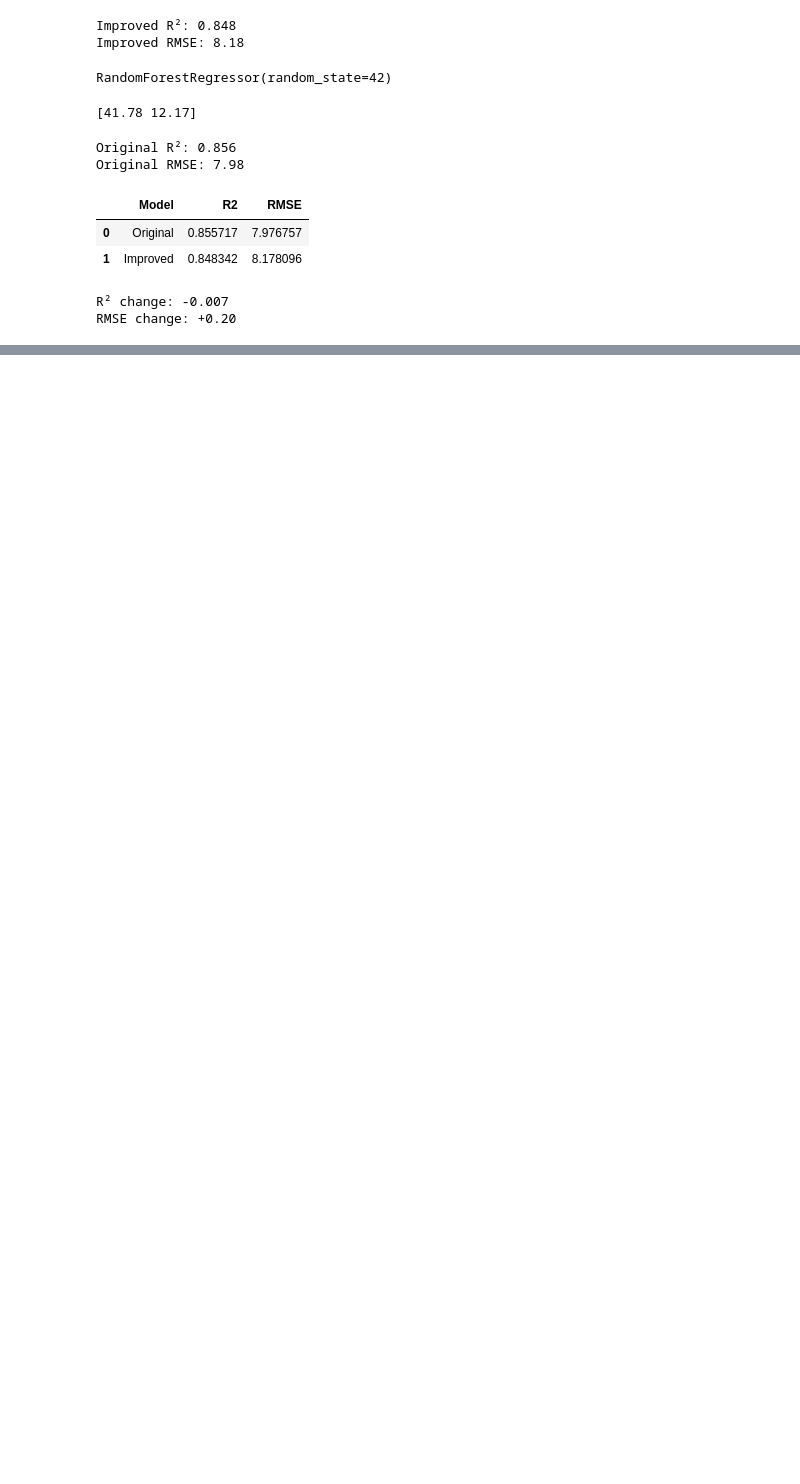
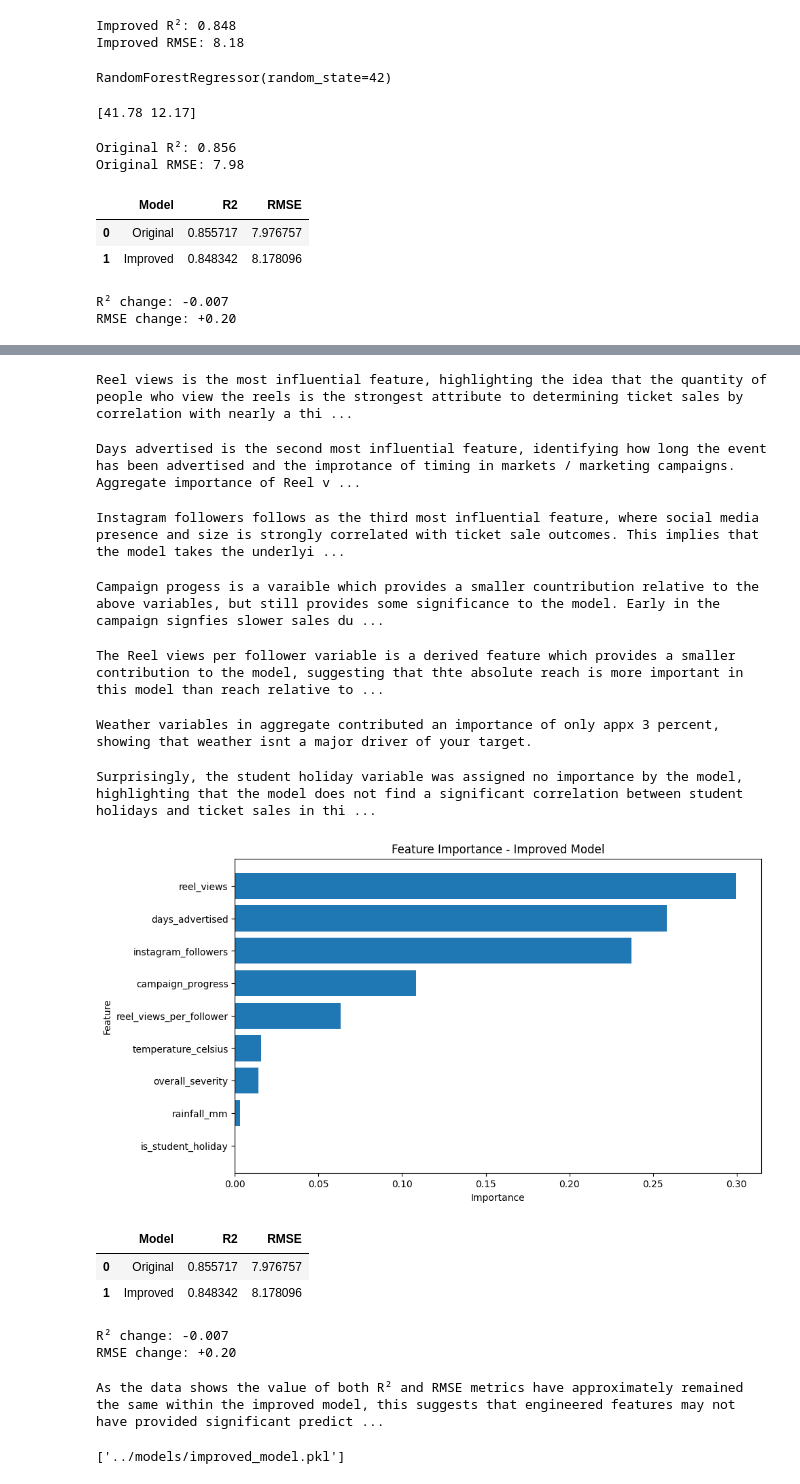
Before and after one commit to alexjones602/ticket-sales-analysis, a Jupyter notebook: notebooks/14_model_comparisons.ipynb, the cells around one changed output, grey strips where cells are left out. Cells and saved outputs as stored; diff of their text form; code cells hidden in the pictures; blank space fills up the shorter version.

Commit message:
Further polish of project

```diff
--- a/notebooks/14_model_comparisons.ipynb
+++ b/notebooks/14_model_comparisons.ipynb
@@ -107,0 +117,4 @@ RMSE change: +0.20
+# %%
+feature_importance = pd.DataFrame({"feature": improved_features, "importance": improved_model.feature_importances_})
+# %%
+feature_importance = feature_importance.sort_values(by="importance", ascending=False)
@@ -107,0 +136,70 @@ RMSE change: +0.20
+# %%
+print("Reel views is the most influential feature, highlighting the idea that the quantity of people who view the reels is the strongest attribute to determining ticket sales by correlation with nearly a third of the model's feature importance is allocated to this variable.")
+# %% [output]
+Reel views is the most influential feature, highlighting the idea that the quantity of people who view the reels is the strongest attribute to determining ticket sales by correlation with nearly a thi ...
+# %%
+print("Days advertised is the second most influential feature, identifying how long the event has been advertised and the improtance of timing in markets / marketing campaigns. Aggregate importance of Reel views and Days advertised shows the significance of the two varaibles as it accounts for over half of the model's total feature importance.")
+# %% [output]
+Days advertised is the second most influential feature, identifying how long the event has been advertised and the improtance of timing in markets / marketing campaigns. Aggregate importance of Reel v ...
+# %%
+print("Instagram followers follows as the third most influential feature, where social media presence and size is strongly correlated with ticket sale outcomes. This implies that the model takes the underlying size of the available audience platform into account.")
+# %% [output]
+Instagram followers follows as the third most influential feature, where social media presence and size is strongly correlated with ticket sale outcomes. This implies that the model takes the underlyi ...
+# %%
+print("Campaign progess is a varaible which provides a smaller countribution relative to the above variables, but still provides some significance to the model. Early in the campaign signfies slower sales due to smaller reach / awareness. After progress and through increased promotion, sales and awareness begins to accelerate.")
+# %% [output]
+Campaign progess is a varaible which provides a smaller countribution relative to the above variables, but still provides some significance to the model. Early in the campaign signfies slower sales du ...
+# %%
+print("The Reel views per follower variable is a derived feature which provides a smaller contribution to the model, suggesting that thte absolute reach is more important in this model than reach relative to audience size.")
+# %% [output]
+The Reel views per follower variable is a derived feature which provides a smaller contribution to the model, suggesting that thte absolute reach is more important in this model than reach relative to ...
+# %%
+print("Weather variables in aggregate contributed an importance of only appx 3 percent, showing that weather isnt a major driver of your target.")
+# %% [output]
+Weather variables in aggregate contributed an importance of only appx 3 percent, showing that weather isnt a major driver of your target.
+# %%
+print("Surprisingly, the student holiday variable was assigned no importance by the model, highlighting that the model does not find a significant correlation between student holidays and ticket sales in this dataset. This could be due to various factors such as the nature of the events, the target audience, or other overriding variables that have a stronger influence on ticket sales.")
+# %% [output]
+Surprisingly, the student holiday variable was assigned no importance by the model, highlighting that the model does not find a significant correlation between student holidays and ticket sales in thi ...
+# %%
+import matplotlib.pyplot as plt
+
+plt.figure(figsize=(10,6))
+plt.barh(feature_importance["feature"], feature_importance["importance"])
+
+plt.xlabel("Importance")
+plt.ylabel("Feature")
+plt.title("Feature Importance - Improved Model")
+
+plt.gca().invert_yaxis()
+
+plt.show()
+# %% [output]
+[figure, added]
+# %%
+final_results = pd.DataFrame({"Model": ["Original", "Improved"],"R2": [original_r2, improved_r2],"RMSE": [original_rmse, improved_rmse]})
+
+final_results
+# %% [output]
+|  | Model | R2 | RMSE |
+| 0 | Original | 0.855717 | 7.976757 |
+| 1 | Improved | 0.848342 | 8.178096 |
+# %%
+r2_change = improved_r2 - original_r2
+rmse_change = improved_rmse - original_rmse
+
+print(f"R² change: {r2_change:+.3f}")
+print(f"RMSE change: {rmse_change:+.2f}")
+# %% [output]
+R² change: -0.007
+RMSE change: +0.20
+# %%
+print("As the data shows the value of both R² and RMSE metrics have approximately remained the same within the improved model, this suggests that engineered features may not have provided significant predictive information. This is acceptable as this project is an experiment.")
+# %% [output]
+As the data shows the value of both R² and RMSE metrics have approximately remained the same within the improved model, this suggests that engineered features may not have provided significant predict ...
+# %%
+import joblib
+
+joblib.dump(improved_model, "../models/improved_model.pkl")
+# %% [output]
+['../models/improved_model.pkl']
```
Also changed, not shown: parts of 7 cells of this notebook, 10 other files.
